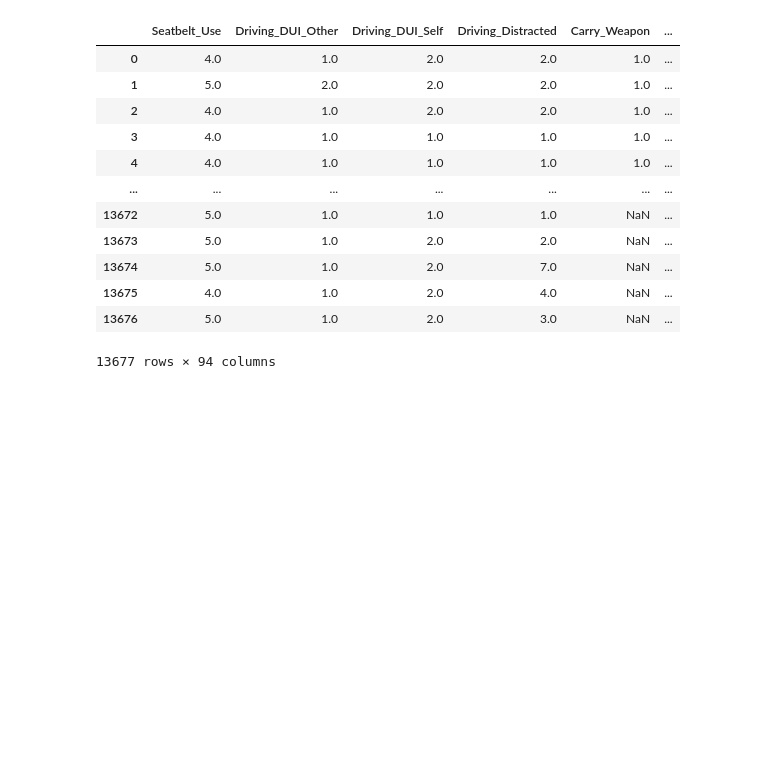
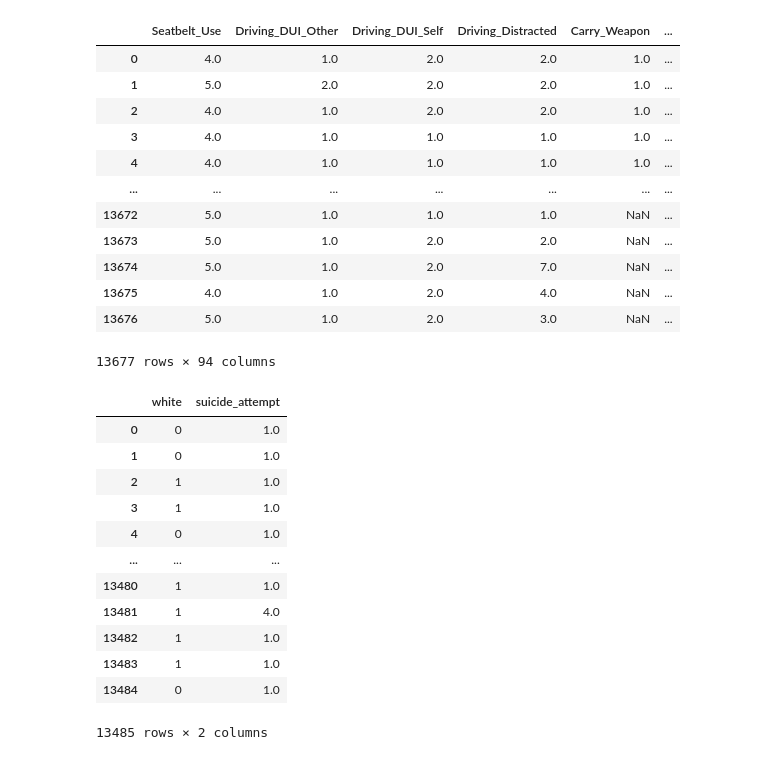
Before and after one commit to tylerah/capstone-project, a Jupyter notebook: Data_to_Database_Code.ipynb, the cells around one changed output. Drawn from its saved outputs; the diff is of its cells as text; code cells hidden in the pictures; blank space fills up the shorter version.

```diff
--- a/Data_to_Database_Code.ipynb
+++ b/Data_to_Database_Code.ipynb
@@ -152,3 +155,25 @@ responses_df_from_aws
 | 13675 | 4.0 | 1.0 | 2.0 | 4.0 | NaN | ... |
 | 13676 | 5.0 | 1.0 | 2.0 | 3.0 | NaN | ... |
 13677 rows × 94 columns
+# %%
+# Pulling a table in that was joined in postgres to demonstrate that the tables can be joined
+# The "white" variable is from the demographics table and the "suicide_attempt" variable is from the responses table
+
+
+# pandas read_sql (pass in query and engine)
+join_df_from_aws = pd.read_sql('SELECT * FROM joined_table;', con=conn)
+join_df_from_aws
+# %% [output]
+|  | white | suicide_attempt |
+| 0 | 0 | 1.0 |
+| 1 | 0 | 1.0 |
+| 2 | 1 | 1.0 |
+| 3 | 1 | 1.0 |
+| 4 | 0 | 1.0 |
+| ... | ... | ... |
+| 13480 | 1 | 1.0 |
+| 13481 | 1 | 4.0 |
+| 13482 | 1 | 1.0 |
+| 13483 | 1 | 1.0 |
+| 13484 | 0 | 1.0 |
+13485 rows × 2 columns
```
Also changed, not shown: parts of 3 cells of this notebook, 1 other file.
